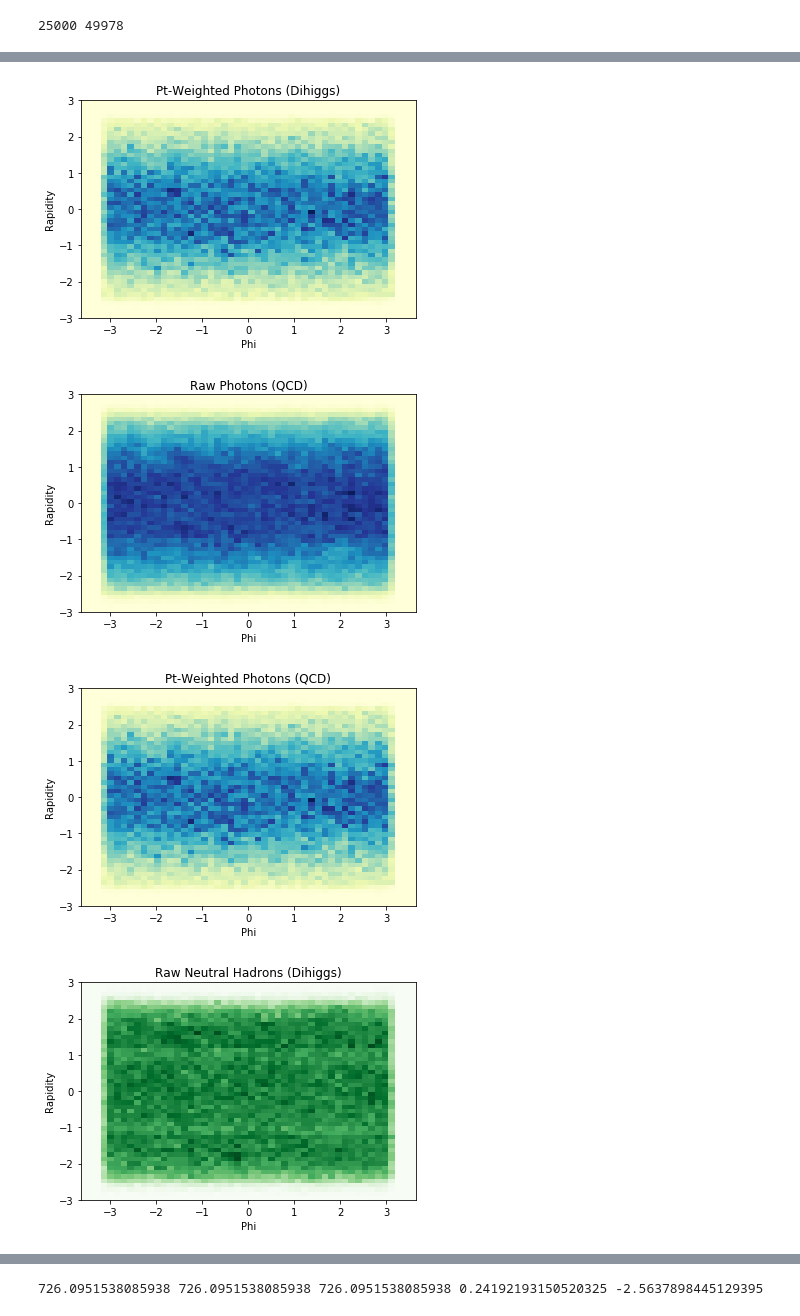
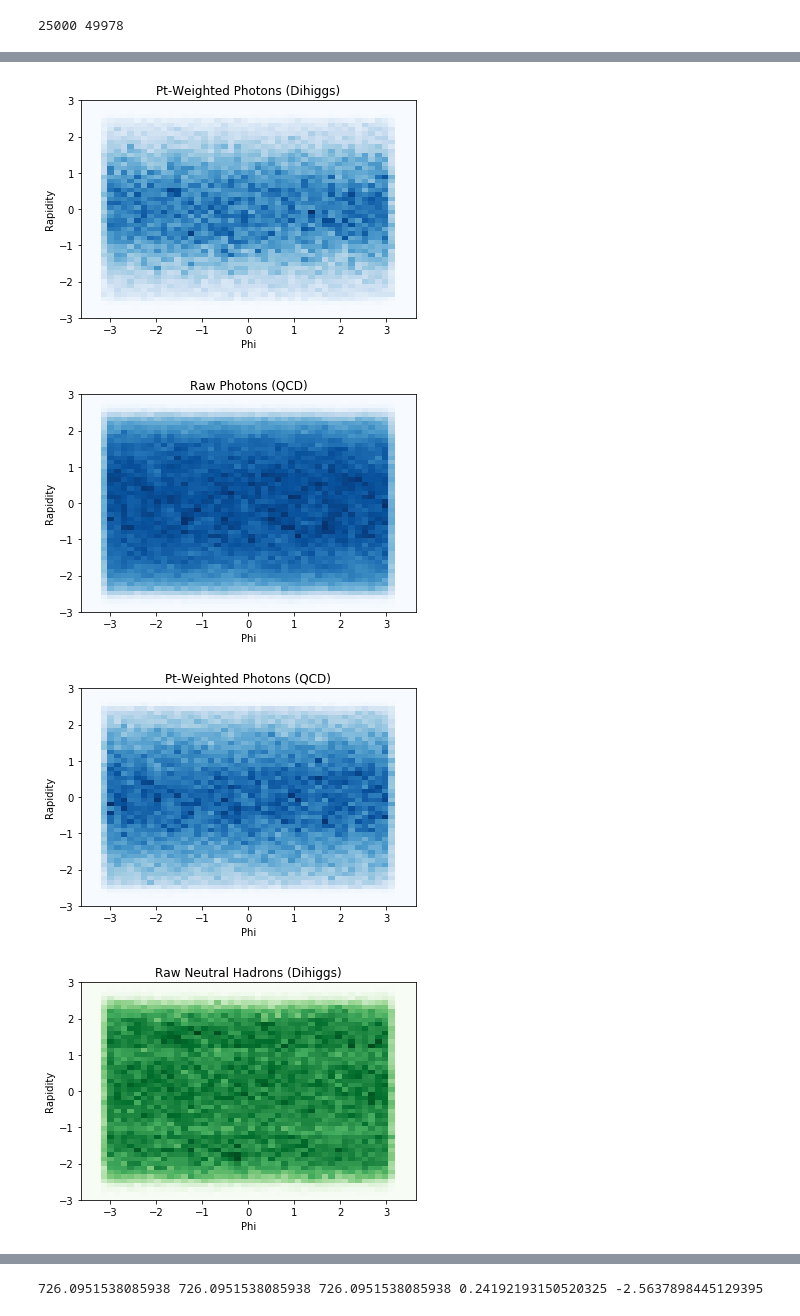
Before and after one commit to neu-physics/dihiggsMLProject, a Jupyter notebook: convolutionalNN/exploreData.ipynb, the cells around one changed output, grey strips where cells are left out. Cells and saved outputs as stored; diff of their text form; code cells hidden in the pictures.

```diff
--- a/convolutionalNN/exploreData.ipynb
+++ b/convolutionalNN/exploreData.ipynb
@@ -81,26 +86,36 @@ tracks_qcd, neutralHadrons_qcd, photons_qcd = returnPhiRapidityPtLists( allEvent
 # %%
-track_plotOpts  = dict(bins=(50, 50), range=[[-1*np.pi-0.5, np.pi+0.5],[-3.0, 3.0]], cmap=plt.cm.Reds)
-photon_plotOpts = dict(bins=(50, 50), range=[[-1*np.pi-0.5, np.pi+0.5],[-3.0, 3.0]], cmap=plt.cm.YlGnBu)
-nHad_plotOpts   = dict(bins=(50, 50), range=[[-1*np.pi-0.5, np.pi+0.5],[-3.0, 3.0]], cmap=plt.cm.Greens)
+def returnPlotOpts( _consLabel ):
+    """ common function for returning plotting opts"""
+
+    track_plotOpts  = dict(bins=(50, 50), range=[[-1*np.pi-0.5, np.pi+0.5],[-3.0, 3.0]], cmap=plt.cm.Reds)
+    #photon_plotOpts = dict(bins=(50, 50), range=[[-1*np.pi-0.5, np.pi+0.5],[-3.0, 3.0]], cmap=plt.cm.YlGnBu)
+    photon_plotOpts = dict(bins=(50, 50), range=[[-1*np.pi-0.5, np.pi+0.5],[-3.0, 3.0]], cmap=plt.cm.Blues)
+    nHad_plotOpts   = dict(bins=(50, 50), range=[[-1*np.pi-0.5, np.pi+0.5],[-3.0, 3.0]], cmap=plt.cm.Greens)
+
+    _plotOpts = {}
+    if _consLabel == 'Tracks':
+        _plotOpts = track_plotOpts
+    if _consLabel == 'Photons':
+        _plotOpts = photon_plotOpts
+    if _consLabel == 'Neutral Hadrons':
+        _plotOpts = nHad_plotOpts
+
+
+    return _plotOpts
+
 
 def makeSimplePlots( constituentList, sampleLabel='', consLabel=''):
     """ make plots"""
 
-    plotOpts = {}
-    if consLabel == 'Tracks':
-        plotOpts = track_plotOpts
-    if consLabel == 'Photons':
-        plotOpts = photon_plotOpts
-    if consLabel == 'Neutral Hadrons':
-        plotOpts = nHad_plotOpts
+    _plotOpts = returnPlotOpts( consLabel )
 
-    plt.hist2d( constituentList[1], constituentList[0], **plotOpts )
+    plt.hist2d( constituentList[0], constituentList[1], **_plotOpts )
     plt.title('Raw {} ({})'.format(consLabel, sampleLabel) )
     plt.xlabel('Phi')
     plt.ylabel('Rapidity')
     plt.show()
 
-    plt.hist2d( constituentList[1], constituentList[0], weights=constituentList[2], **plotOpts )
+    plt.hist2d( constituentList[0], constituentList[1], weights=constituentList[2], **_plotOpts )
     plt.title('Pt-Weighted {} ({})'.format(consLabel, sampleLabel))
     plt.xlabel('Phi')
     plt.ylabel('Rapidity')
@@ -126,5 +141,5 @@ makeSimplePlots( neutralHadrons_qcd, 'QCD', 'Neutral Hadrons')
-[figure, old version]
+[figure, new version]
-[figure, old version]
+[figure, new version]
-[figure, old version]
+[figure, new version]
 [figure]
 [figure]
```
Also changed, not shown: parts of 8 cells of this notebook.
